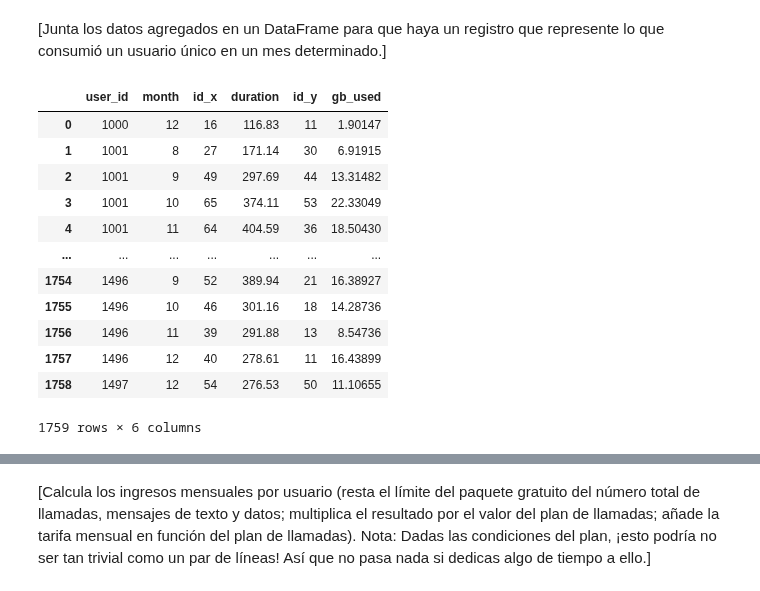
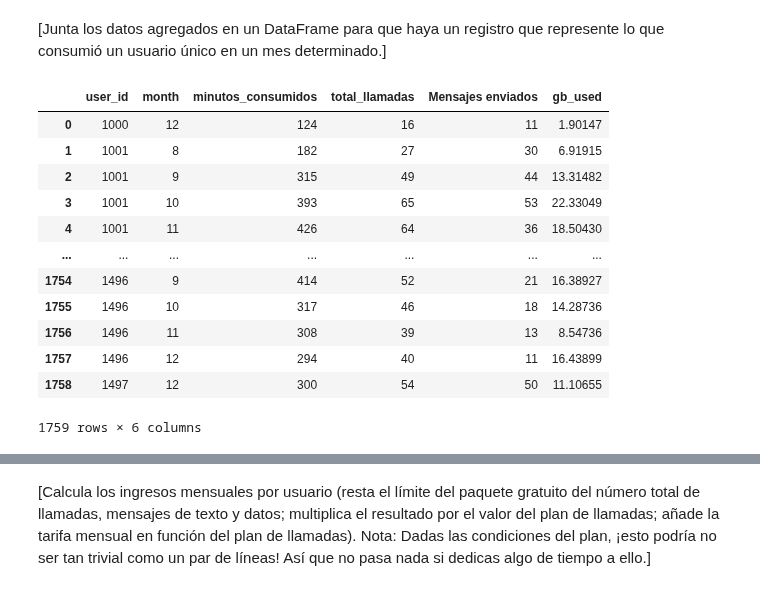
Before and after one commit to hukitan/tripleten, a Jupyter notebook: Proyectos_en_desarrollo/proyecto 5/proyect5.ipynb, the cells around one changed output, grey strips where cells are left out. Drawn from its saved outputs; the diff is of its cells as text; code cells hidden in the pictures.

```diff
--- a/Proyectos_en_desarrollo/proyecto 5/proyect5.ipynb
+++ b/Proyectos_en_desarrollo/proyecto 5/proyect5.ipynb
@@ -153,3 +150,7 @@ calls["month"] = calls["call_date"].dt.month
+# %%
+def redondeo(dur):
+    red = np.ceil(dur)
+    return int(red)
 # %% [markdown]
 [Describe lo que ves y observas en la información general y en la muestra de datos impresa para el precio de datos anterior. ¿Hay algún problema (tipos de datos no adecuados, datos ausentes, etc.) que pudieran necesitar investigación y cambios adicionales? ¿Cómo se puede arreglar?]
 # %% [markdown]
@@ -160,6 +164,8 @@ calls["month"] = calls["call_date"].dt.month
 ### Enriquecer los datos
 # %% [markdown]
 [Agrega factores adicionales a los datos si crees que pudieran ser útiles.]
+# %%
+calls["duracion_redond"] = calls["duration"].apply(redondeo)
 # %% [markdown]
 ## Mensajes
 # %%
@@ -250,5 +256,6 @@ plans
 [Ahora que los datos están limpios, agrega los datos por usuario y por periodo para que solo haya un registro por usuario y por periodo. Esto facilitará mucho el análisis posterior.]
 # %%
 # Calcula el número de llamadas hechas por cada usuario al mes. Guarda el resultado.
-cals_per_user = calls.groupby(["user_id","month"])["id"].count()
-cals_per_user
+cals_per_user = calls.pivot_table(index= ["user_id","month"],values= "duracion_redond", aggfunc= ["sum", "count" ])
+cals_per_user.columns = ["minutos_consumidos", "total_llamadas"]
+cals_per_user.reset_index(inplace=True)
@@ -287,5 +279,7 @@ total_calls
 # %%
 # Calcula el número de mensajes enviados por cada usuario al mes. Guarda el resultado.
-msj_mth = messages.groupby(["user_id","month"])["id"].count().reset_index()
+msj_mth = messages.pivot_table(index= ["user_id","month"], values= "id", aggfunc= "count" ) #groupby(["user_id","month"])["id"].count()
+msj_mth.columns = ["mensajes_enviados"]
+msj_mth.reset_index(inplace=True)
 msj_mth
 # %% [output]
@@ -324,22 +318,22 @@ ith_mth
 [Junta los datos agregados en un DataFrame para que haya un registro que represente lo que consumió un usuario único en un mes determinado.]
 # %%
 # Fusiona los datos de llamadas, minutos, mensajes e Internet con base en user_id y month
-usr_mth_cons = cals_per_user.merge(total_calls, on= ["user_id","month"]).merge(msj_mth, on= ["user_id","month"]).merge(ith_mth, on= ["user_id","month"])
+usr_mth_cons = cals_per_user.merge(msj_mth, on= ["user_id","month"]).merge(ith_mth, on= ["user_id","month"])
 
 usr_mth_cons
 # %% [output]
-|  | user_id | month | id_x | duration | id_y | gb_used |
-| 0 | 1000 | 12 | 16 | 116.83 | 11 | 1.90147 |
-| 1 | 1001 | 8 | 27 | 171.14 | 30 | 6.91915 |
-| 2 | 1001 | 9 | 49 | 297.69 | 44 | 13.31482 |
-| 3 | 1001 | 10 | 65 | 374.11 | 53 | 22.33049 |
-| 4 | 1001 | 11 | 64 | 404.59 | 36 | 18.50430 |
+|  | user_id | month | minutos_consumidos | total_llamadas | Mensajes enviados | gb_used |
+| 0 | 1000 | 12 | 124 | 16 | 11 | 1.90147 |
+| 1 | 1001 | 8 | 182 | 27 | 30 | 6.91915 |
+| 2 | 1001 | 9 | 315 | 49 | 44 | 13.31482 |
+| 3 | 1001 | 10 | 393 | 65 | 53 | 22.33049 |
+| 4 | 1001 | 11 | 426 | 64 | 36 | 18.50430 |
 | ... | ... | ... | ... | ... | ... | ... |
-| 1754 | 1496 | 9 | 52 | 389.94 | 21 | 16.38927 |
-| 1755 | 1496 | 10 | 46 | 301.16 | 18 | 14.28736 |
-| 1756 | 1496 | 11 | 39 | 291.88 | 13 | 8.54736 |
-| 1757 | 1496 | 12 | 40 | 278.61 | 11 | 16.43899 |
-| 1758 | 1497 | 12 | 54 | 276.53 | 50 | 11.10655 |
+| 1754 | 1496 | 9 | 414 | 52 | 21 | 16.38927 |
+| 1755 | 1496 | 10 | 317 | 46 | 18 | 14.28736 |
+| 1756 | 1496 | 11 | 308 | 39 | 13 | 8.54736 |
+| 1757 | 1496 | 12 | 294 | 40 | 11 | 16.43899 |
+| 1758 | 1497 | 12 | 300 | 54 | 50 | 11.10655 |
 1759 rows × 6 columns
 # %%
 # Añade la información de la tarifa
```
Also changed, not shown: parts of 10 cells of this notebook.
